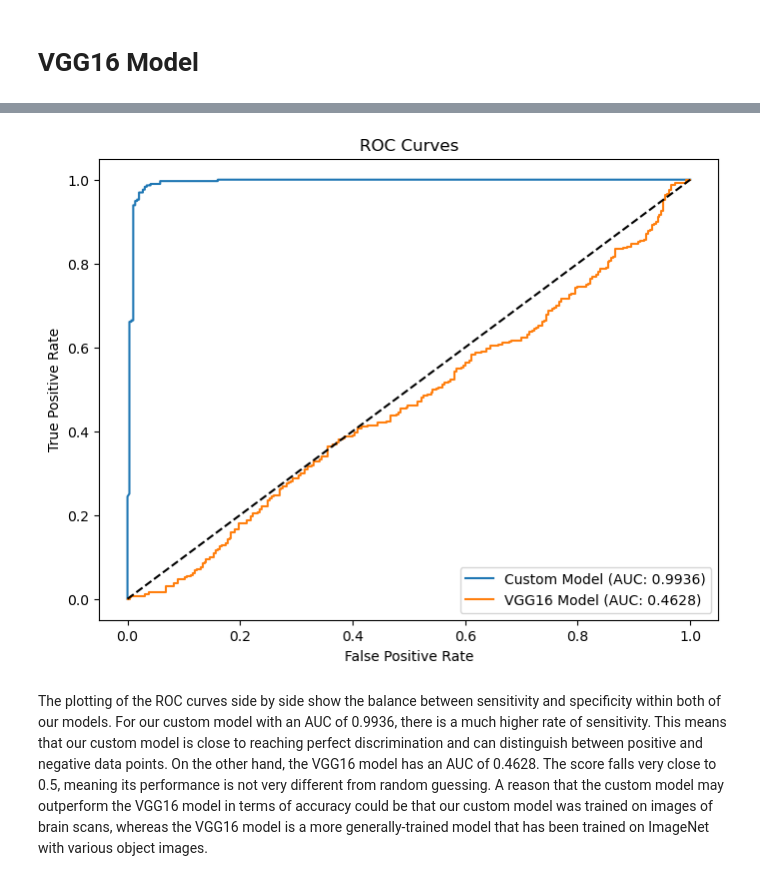
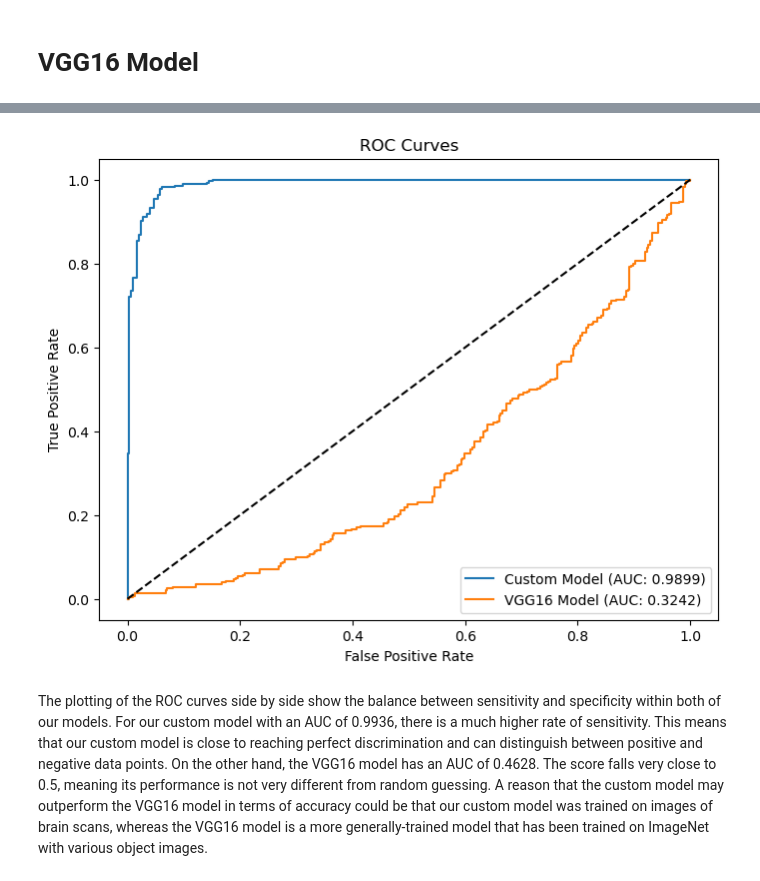
Before and after one commit to jackmorgan2001/tumor-detection-project, a Jupyter notebook: tumor_detection_code.ipynb, the cells around one changed output, grey strips where cells are left out. Saved outputs shown, nothing was run; the diff lists cells and outputs as text; code cells hidden in the pictures.

```diff
--- a/tumor_detection_code.ipynb
+++ b/tumor_detection_code.ipynb
@@ -289,7 +314,7 @@ vgg_model.compile(optimizer='adam', loss='binary_crossentropy', metrics=['accura
 vgg_model.summary()
 
 # Train the model
-vgg_history = model.fit(X_train, y_train, batch_size=35, epochs=5, verbose=1, validation_data=(X_val, y_val))
+vgg_history = model.fit(X_train, y_train, batch_size=35, epochs=1, verbose=1, validation_data=(X_val, y_val))
 
 # Use Grad-CAM
 # show_images_with_heatmaps(image_paths, model, preprocess_image, 'block5_conv3')
@@ -336,18 +359,18 @@ Custom Model AUC: 0.9936, VGG Model AUC: 0.4628
 # %%
 def plot_roc_curve(y_true, y_prob, model_name):
     fpr, tpr, _ = roc_curve(y_true, y_prob)
     plt.plot(fpr, tpr, label=f"{model_name} (AUC: {roc_auc_score(y_true, y_prob):.4f})")
 
 plt.figure(figsize=(8, 6))
 plot_roc_curve(y_test, custom_probs, "Custom Model")
-plot_roc_curve(y_test, vgg16_probs, "VGG16 Model")
+plot_roc_curve(y_test, vgg_probs, "VGG16 Model")
 plt.plot([0, 1], [0, 1], 'k--')
 plt.xlabel('False Positive Rate')
 plt.ylabel('True Positive Rate')
 plt.title('ROC Curves')
 plt.legend()
 plt.show()
 # %% [output]
-[figure, old version]
+[figure, new version]
 # %% [markdown]
 The plotting of the ROC curves side by side show the balance between sensitivity and specificity within both of our models. For our custom model with an AUC of 0.9936, there is a much higher rate of sensitivity. This means that our custom model is close to reaching perfect discrimination and can distinguish between positive and negative data points. On the other hand, the VGG16 model has an AUC of 0.4628. The score falls very close to 0.5, meaning its performance is not very different from random guessing. A reason that the custom model may outperform the VGG16 model in terms of accuracy could be that our custom model was trained on images of brain scans, whereas the VGG16 model is a more generally-trained model that has been trained on ImageNet with various object images.
```
Also changed, not shown: parts of 32 cells of this notebook.
